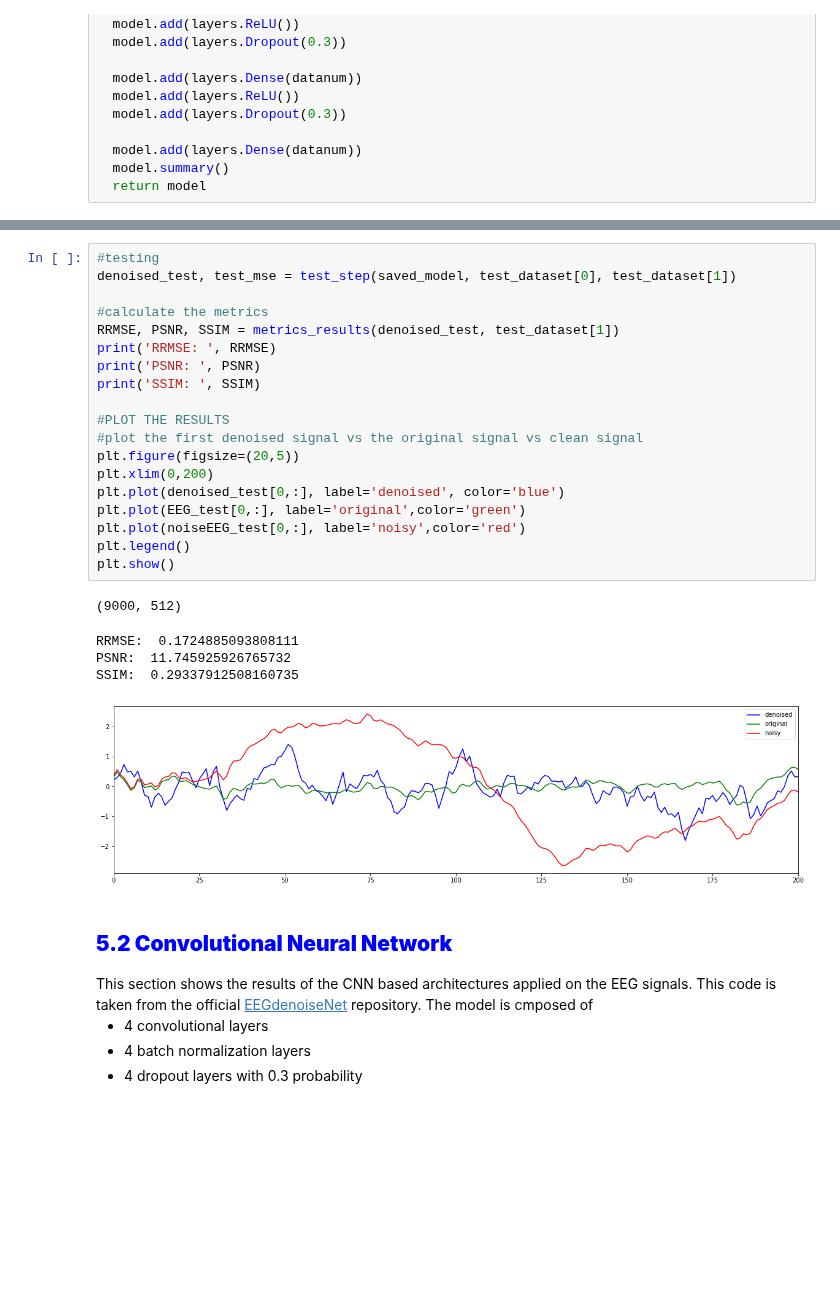
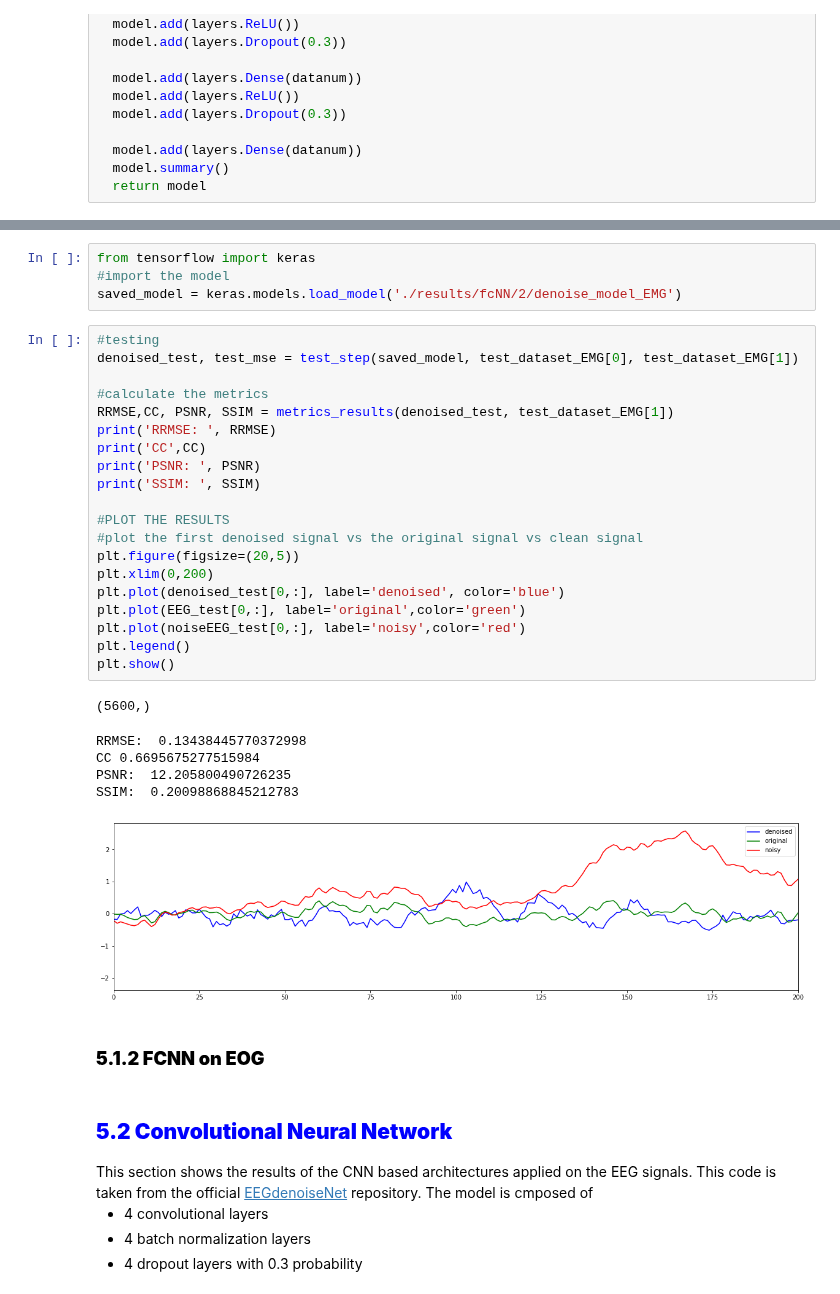
Before and after one commit to MartinaDoku2001/Thesis, a Jupyter notebook: EEG_denoising.ipynb, the cells around one changed output, grey strips where cells are left out. Saved outputs shown, nothing was run; the diff lists cells and outputs as text; blank space fills up the shorter version.

Commit message:
finally fcnn working

```diff
--- a/EEG_denoising.ipynb
+++ b/EEG_denoising.ipynb
@@ -922,28 +936,36 @@ UnboundLocalError: local variable 'saved_model' referenced before assignment
+# %%
+from tensorflow import keras
+#import the model
+saved_model = keras.models.load_model('./results/fcNN/2/denoise_model_EMG')
 # %%
 #testing
-denoised_test, test_mse = test_step(saved_model, test_dataset[0], test_dataset[1])
+denoised_test, test_mse = test_step(saved_model, test_dataset_EMG[0], test_dataset_EMG[1])
 
 #calculate the metrics
-RRMSE, PSNR, SSIM = metrics_results(denoised_test, test_dataset[1])
+RRMSE,CC, PSNR, SSIM = metrics_results(denoised_test, test_dataset_EMG[1])
 print('RRMSE: ', RRMSE)
+print('CC',CC)
 print('PSNR: ', PSNR)
 print('SSIM: ', SSIM)
 
 #PLOT THE RESULTS
 #plot the first denoised signal vs the original signal vs clean signal
 plt.figure(figsize=(20,5))
 plt.xlim(0,200)
 plt.plot(denoised_test[0,:], label='denoised', color='blue')
 plt.plot(EEG_test[0,:], label='original',color='green')
 plt.plot(noiseEEG_test[0,:], label='noisy',color='red')
 plt.legend()
 plt.show()
 # %% [output]
-(9000, 512)
+(5600,)
-RRMSE:  0.1724885093808111
-PSNR:  11.745925926765732
-SSIM:  0.29337912508160735
+RRMSE:  0.13438445770372998
+CC 0.6695675277515984
+PSNR:  12.205800490726235
+SSIM:  0.20098868845212783
-[figure, old version]
+[figure, new version]
+# %% [markdown]
+<h3 style=" font-size:130%;"> <b> 5.1.2 FCNN on EOG</b> </h2>
 # %% [markdown]
 <h2 style=" font-size:150%; color:blue;"> <b> 5.2 Convolutional Neural Network </b> </h2>
 <div> This section shows the results of the CNN based architectures applied on the EEG signals. This code is taken from the official <a href="https://github.com/ncclabsustech/EEGdenoiseNet/blob/master/code/benchmark_networks/Network_structure.py">EEGdenoiseNet</a> repository. The model is cmposed of <ul> <li> 4 convolutional layers</li> <li> 4 batch normalization layers </li><li>4 dropout layers with 0.3 probability</li> <li>1 flatten layer </li> <li> 1 dense layers with ReLU ctivation function </li> </ul> </div>
```
Also changed, not shown: parts of 15 cells of this notebook, 27 other files.
